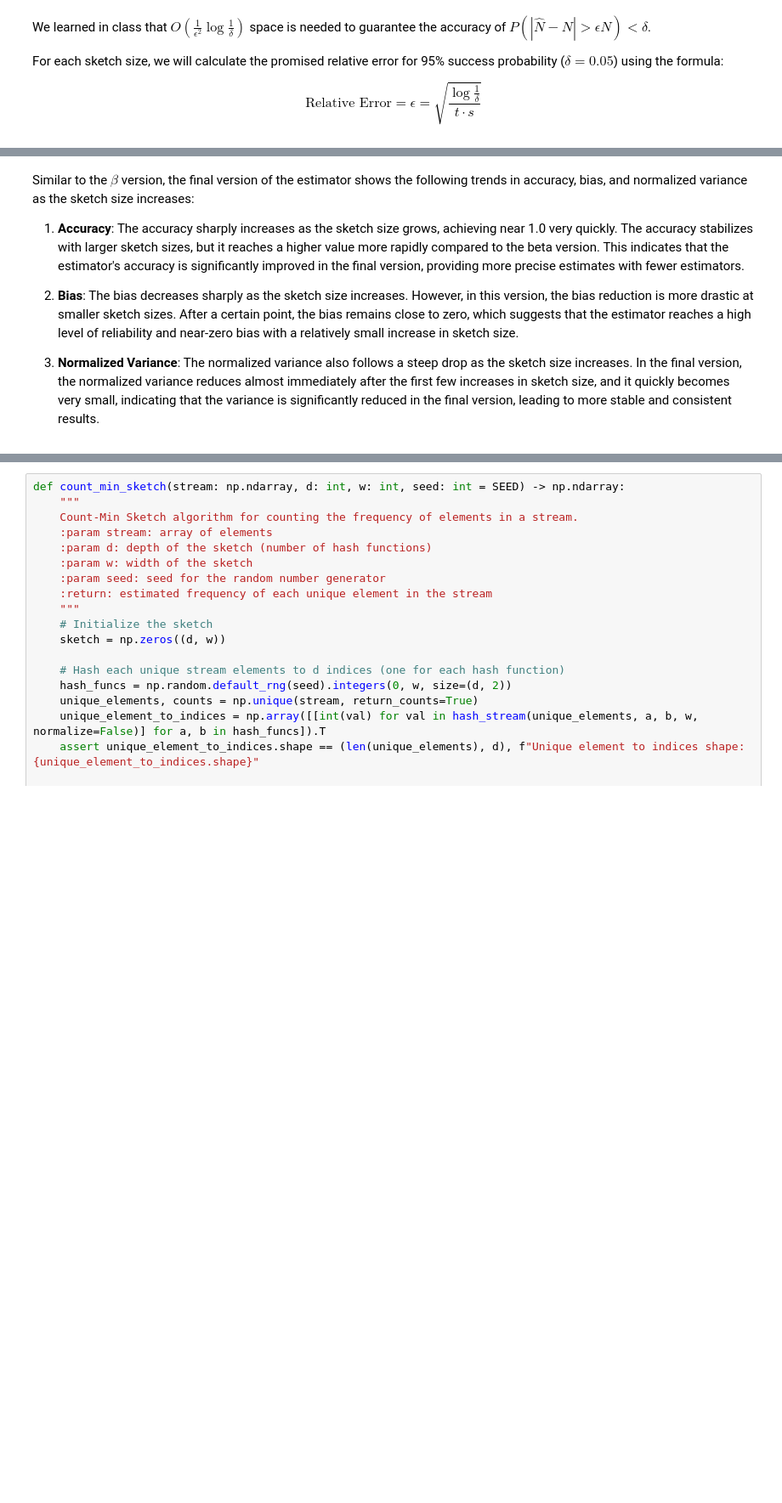
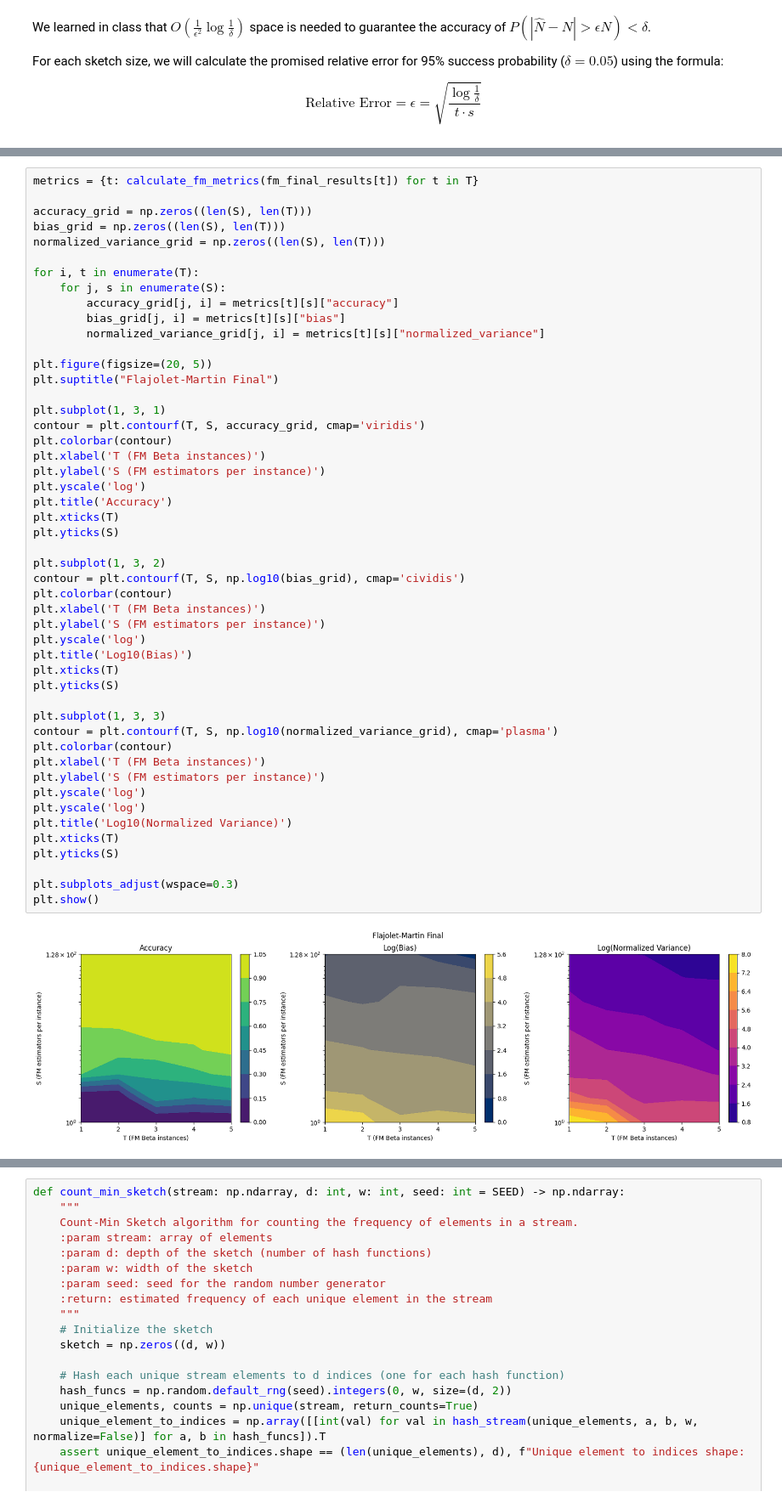
Before and after one commit to Gal-Noy/MSC-Data-Streaming-Algorithms, a Jupyter notebook: FM_CountMin/FM_CountMin.ipynb, the cells around one changed output, grey strips where cells are left out. Shown: that part at 85% size. Drawn from its saved outputs; the diff is of its cells as text; blank space fills up the shorter version.

```diff
--- a/FM_CountMin/FM_CountMin.ipynb
+++ b/FM_CountMin/FM_CountMin.ipynb
@@ -314,8 +308,51 @@ Sketch size: t = 4, s = 64, Relative error: 0.11
-# %% [markdown]
-Similar to the $\beta$ version, the final version of the estimator shows the following trends in accuracy, bias, and normalized variance as the sketch size increases:
-
-1. **Accuracy**: The accuracy sharply increases as the sketch size grows, achieving near 1.0 very quickly. The accuracy stabilizes with larger sketch sizes, but it reaches a higher value more rapidly compared to the beta version. This indicates that the estimator's accuracy is significantly improved in the final version, providing more precise estimates with fewer estimators.
-
-2. **Bias**: The bias decreases sharply as the sketch size increases. However, in this version, the bias reduction is more drastic at smaller sketch sizes. After a certain point, the bias remains close to zero, which suggests that the estimator reaches a high level of reliability and near-zero bias with a relatively small increase in sketch size.
-
-3. **Normalized Variance**: The normalized variance also follows a steep drop as the sketch size increases. In the final version, the normalized variance reduces almost immediately after the first few increases in sketch size, and it quickly becomes very small, indicating that the variance is significantly reduced in the final version, leading to more stable and consistent results.
+# %%
+metrics = {t: calculate_fm_metrics(fm_final_results[t]) for t in T}
+
+accuracy_grid = np.zeros((len(S), len(T)))
+bias_grid = np.zeros((len(S), len(T)))
+normalized_variance_grid = np.zeros((len(S), len(T)))
+
+for i, t in enumerate(T):
+    for j, s in enumerate(S):
+        accuracy_grid[j, i] = metrics[t][s]["accuracy"]
+        bias_grid[j, i] = metrics[t][s]["bias"]
+        normalized_variance_grid[j, i] = metrics[t][s]["normalized_variance"]
+
+plt.figure(figsize=(20, 5))
+plt.suptitle("Flajolet-Martin Final")
+
+plt.subplot(1, 3, 1)
+contour = plt.contourf(T, S, accuracy_grid, cmap='viridis')
+plt.colorbar(contour)
+plt.xlabel('T (FM Beta instances)')
+plt.ylabel('S (FM estimators per instance)')
+plt.yscale('log')
+plt.title('Accuracy')
+plt.xticks(T)
+plt.yticks(S)
+
+plt.subplot(1, 3, 2)
+contour = plt.contourf(T, S, np.log10(bias_grid), cmap='cividis')
+plt.colorbar(contour)
+plt.xlabel('T (FM Beta instances)')
+plt.ylabel('S (FM estimators per instance)')
+plt.yscale('log')
+plt.title('Log10(Bias)')
+plt.xticks(T)
+plt.yticks(S)
+
+plt.subplot(1, 3, 3)
+contour = plt.contourf(T, S, np.log10(normalized_variance_grid), cmap='plasma')
+plt.colorbar(contour)
+plt.xlabel('T (FM Beta instances)')
+plt.ylabel('S (FM estimators per instance)')
+plt.yscale('log')
+plt.yscale('log')
+plt.title('Log10(Normalized Variance)')
+plt.xticks(T)
+plt.yticks(S)
+
+plt.subplots_adjust(wspace=0.3)
+plt.show()
+# %% [output]
+[figure, added]
```
Also changed, not shown: parts of 14 cells of this notebook.
